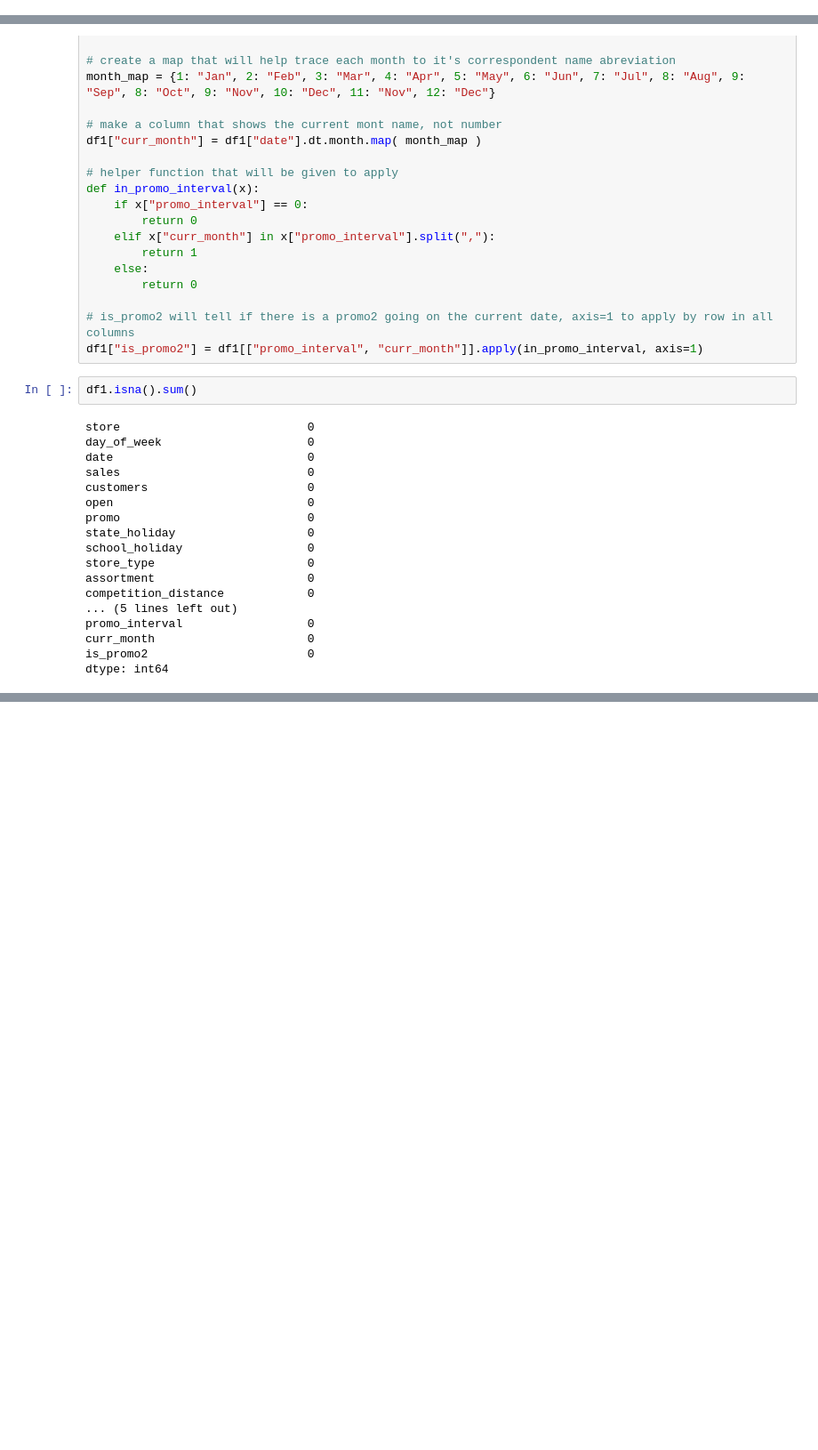
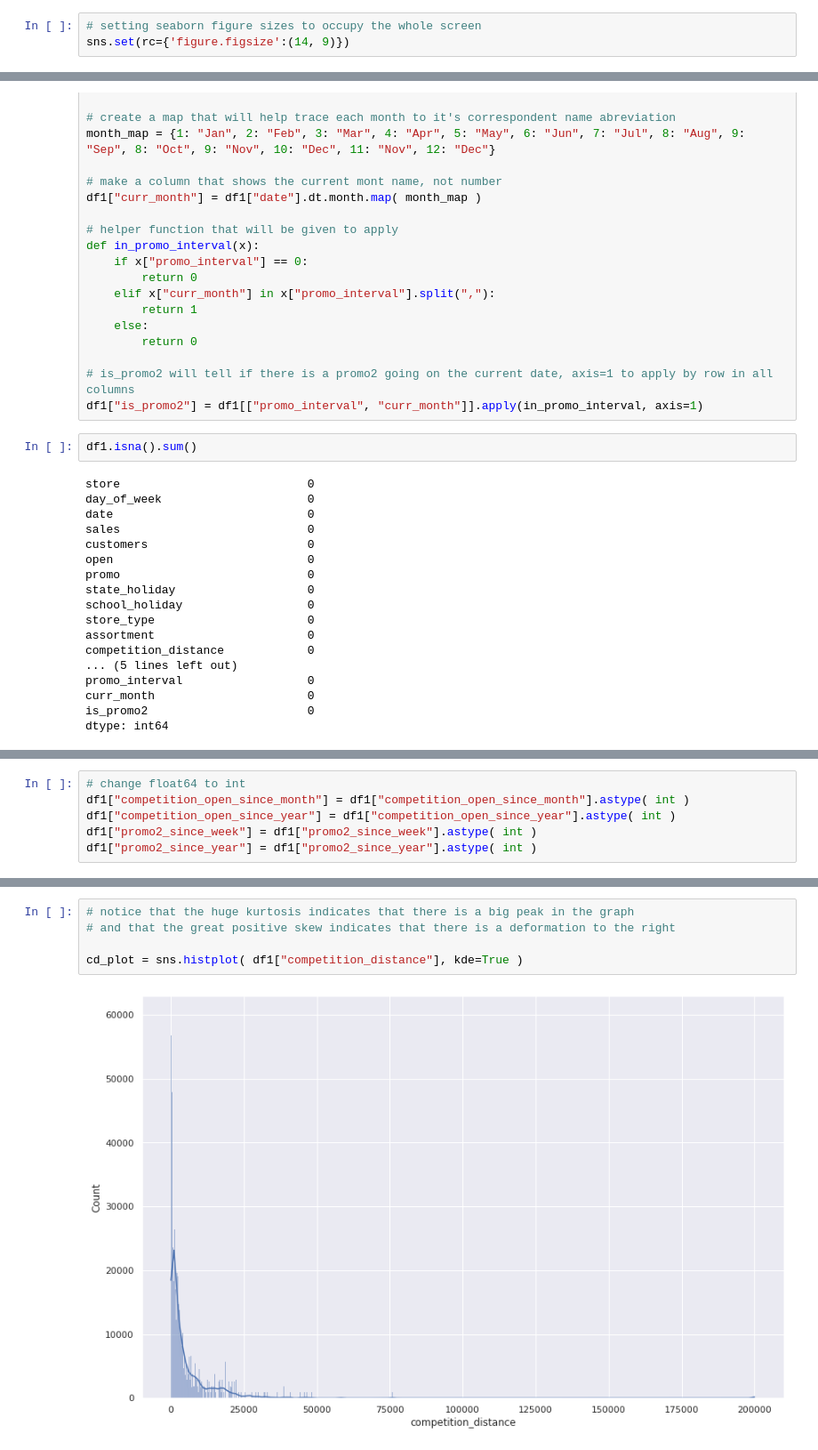
Before and after one commit to RaviCampos/ds_in_production, a Jupyter notebook: store_sales_predictions.ipynb, the cells around one changed output, grey strips where cells are left out. Shown at 89% size. Saved outputs shown, nothing was run; the diff lists cells and outputs as text; blank space fills up the shorter version.

```diff
--- a/store_sales_predictions.ipynb
+++ b/store_sales_predictions.ipynb
@@ -7,3 +10,6 @@ import math
+# %%
+# setting seaborn figure sizes to occupy the whole screen
+sns.set(rc={'figure.figsize':(14, 9)})
 # %% [markdown]
 ## 0.1. Helper functions
 # %% [markdown]
@@ -255,0 +286,6 @@ dtype: int64
+# %%
+# change float64 to int
+df1["competition_open_since_month"] = df1["competition_open_since_month"].astype( int )
+df1["competition_open_since_year"] = df1["competition_open_since_year"].astype( int )
+df1["promo2_since_week"] = df1["promo2_since_week"].astype( int )
+df1["promo2_since_year"] = df1["promo2_since_year"].astype( int )
@@ -255,0 +355,7 @@ dtype: int64
+# %%
+# notice that the huge kurtosis indicates that there is a big peak in the graph
+# and that the great positive skew indicates that there is a deformation to the right
+
+cd_plot = sns.histplot( df1["competition_distance"], kde=True )
+# %% [output]
+[figure, added]
```
Also changed, not shown: parts of 12 cells of this notebook.
